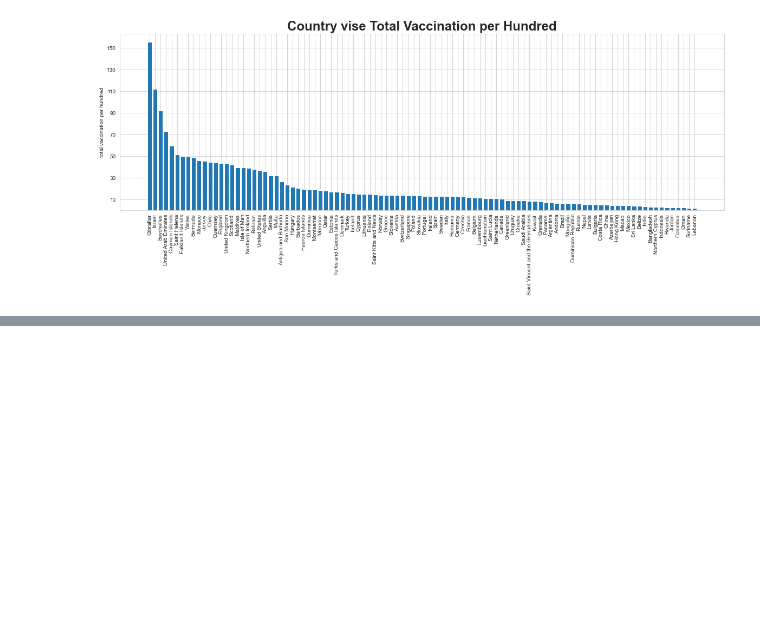
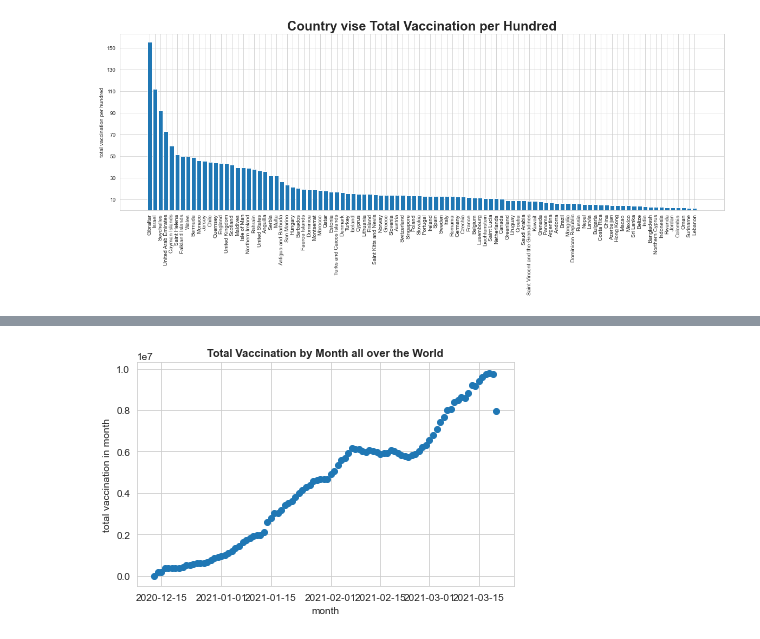
Before and after one commit to HunterKane/Covid-19-Vaccination-Progress-Analysis-, a Jupyter notebook: Covid-19 Vaccinated Countries Analysis .ipynb, the cells around one changed output, grey strips where cells are left out. Saved outputs shown, nothing was run; the diff lists cells and outputs as text; code cells hidden in the pictures; blank space fills up the shorter version.

```diff
--- a/Covid-19 Vaccinated Countries Analysis .ipynb
+++ b/Covid-19 Vaccinated Countries Analysis .ipynb
@@ -328,0 +366,9 @@ __Conclusion from Data__
+# %%
+data = covid_df.groupby('date')['daily_vaccinations'].sum().sort_values(ascending=False)
+plt.scatter(data.index, data);
+plt.xlabel('month');
+plt.ylabel('total vaccination in month')
+plt.title('Total Vaccination by Month all over the World', fontsize=11, fontweight='bold')
+plt.tight_layout()
+# %% [output]
+[figure, added]
```
Also changed, not shown: parts of 11 cells of this notebook.
